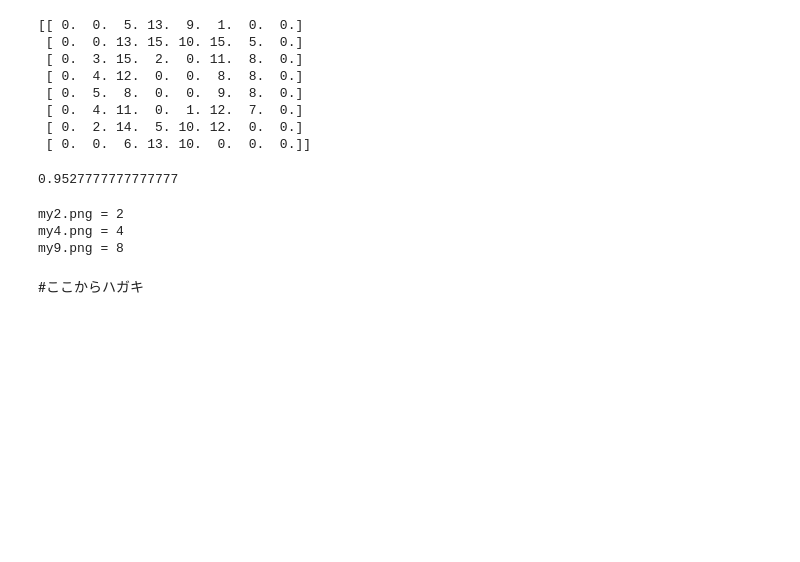
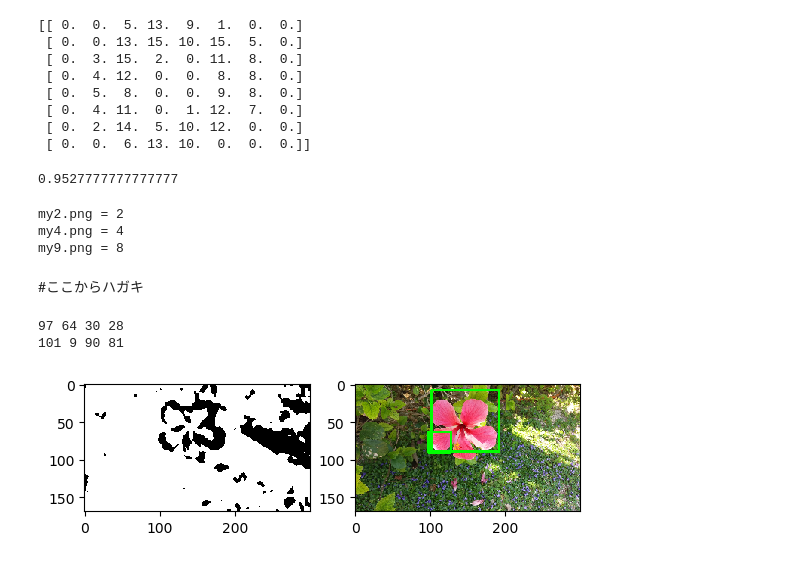
Before and after one commit to yotamaruyama/python_AI_zyugyou, a Jupyter notebook: opencv.ipynb, the cells around one changed output. Drawn from its saved outputs; the diff is of its cells as text; code cells hidden in the pictures; blank space fills up the shorter version.

```diff
--- a/opencv.ipynb
+++ b/opencv.ipynb
@@ -336,3 +336,40 @@ my4.png = 4
 my9.png = 8
 # %% [markdown]
 #ここからハガキ
+# %%
+import cv2
+import matplotlib.pyplot as plt
+
+#画像を読み込んリサイズする
+img = cv2.imread("flower.jpg")
+img = cv2.resize(img, (300,169))
+
+#色空間を二値化
+gray = cv2.cvtColor(img, cv2.COLOR_BGR2GRAY)
+gray = cv2.GaussianBlur(gray, (7,7), 0)
+im2 = cv2.threshold(gray,140,240,cv2.THRESH_BINARY_INV)[1]
+
+#画像左側に二値化した画像を描画
+plt.subplot(1,2,1)
+plt.imshow(im2, cmap="gray")
+
+#輪郭を抽出
+cnts = cv2.findContours(im2, cv2.RETR_LIST, cv2.CHAIN_APPROX_SIMPLE)[0]
+
+#抽出した枠を描画
+for pt in cnts:
+    x,y,w,h = cv2.boundingRect(pt)
+    #大きすぎる小さすぎる領域を除去
+    if w < 30 or w > 200: continue
+    print(x,y,w,h) #結果を出力
+    cv2.rectangle(img, (x,y), (x+w, y+h), (0,255,0), 2)
+
+#画像右側に抽出結果を描画
+plt.subplot(1,2,2)
+plt.imshow(cv2.cvtColor(img, cv2.COLOR_BGR2RGB))
+plt.savefig("flowers-2.png", dpi=200)
+plt.show()
+# %% [output]
+97 64 30 28
+101 9 90 81
+[figure, added]
```
Also changed, not shown: parts of 2 cells of this notebook, 5 other files.
